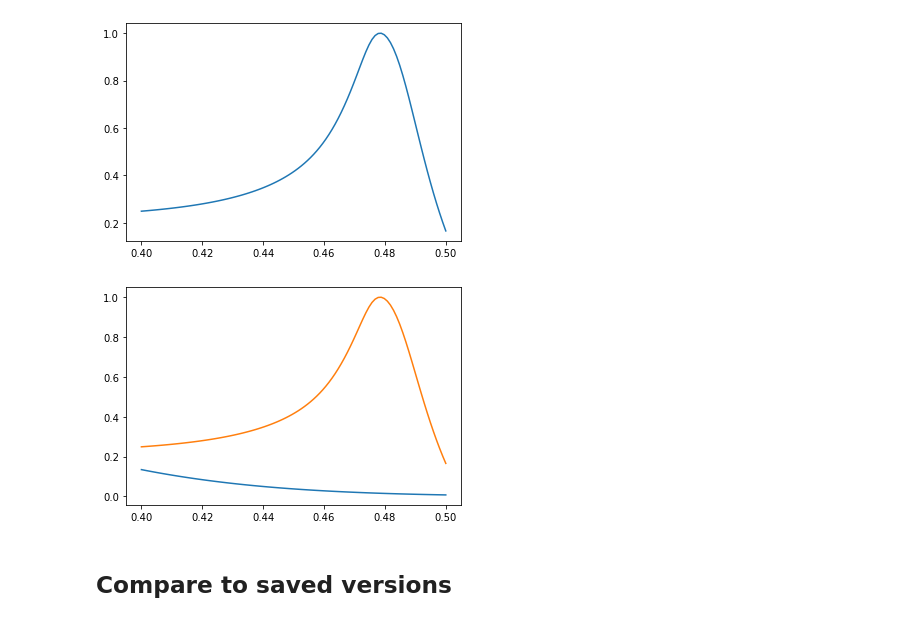
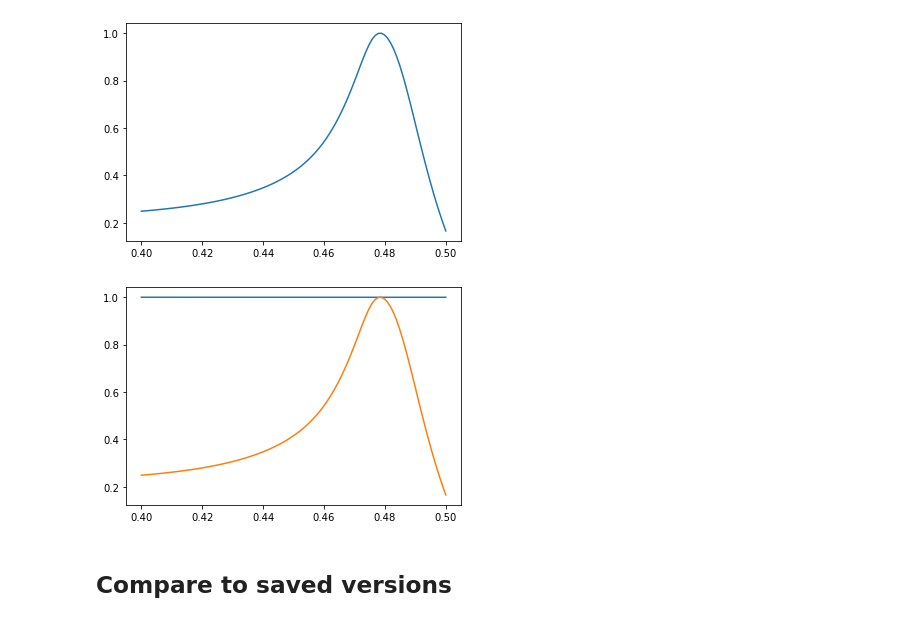
Before and after one commit to singh96aman/lcls_cu_injector_tuning, a Jupyter notebook: models/simple_models/LCLS_Cu_Inj_scalar_beam_size_emit_OTR2.ipynb, the cells around one changed output. Saved outputs shown, nothing was run; the diff lists cells and outputs as text; code cells hidden in the pictures.

```diff
--- a/models/simple_models/LCLS_Cu_Inj_scalar_beam_size_emit_OTR2.ipynb
+++ b/models/simple_models/LCLS_Cu_Inj_scalar_beam_size_emit_OTR2.ipynb
@@ -1852,0 +1879,3 @@ plt.plot(x_scan[:,loc_in['SOL1:solenoid_field_scale']],(-y-pedestal)/fheight);
+# %%
+xmax_id = np.argmax(-yobj)
+xmax = x_scan[xmax_id,:]
@@ -1853,6 +1892,6 @@ plt.plot(x_scan[:,loc_in['SOL1:solenoid_field_scale']],(-y-pedestal)/fheight);
 # %%
 #calc Hessian at x
 machine_units=True
-x_to_eval=np.copy(md_values_machine_scale) #machine scale
+x_to_eval=xmax.reshape(1,10)#np.copy(md_values_machine_scale) #machine scale
 hess_at_max = get_hessian(x_to_eval);
 # %% [output]
@@ -1889,9 +1922,7 @@ x_scan[:,loc_in['SOL1:solenoid_field_scale']]=scan
 # %%
-y=model_pred_machine_units(x_scan)
 
-y=calc_obj(y)
 
-plot_for_exp=(-1*y -pedestal)/fheight
+plot_for_exp=(-1*yobj -pedestal)/fheight
 # %%
 plt.plot(x_scan[:,loc_in['SOL1:solenoid_field_scale']],plot_for_exp)
 # %% [output]
@@ -1937,5 +1966,5 @@ array([[ 1.23692479e+02,  1.11690324e+02,  7.15243616e+01],
 # %%
-expansion=np.max(plot_for_exp)*np.exp(-0.5*hess_at_max_machine[0,0]*(x_scan[:,loc_in['SOL1:solenoid_field_scale']]-np.asarray(md_values)[:,loc_in['SOL1:solenoid_field_scale']])**2)
+expansion=np.max(plot_for_exp)*np.exp(-0.5*hess_at_max_machine[0,0]*(x_scan[:,loc_in['SOL1:solenoid_field_scale']]-xmax.reshape(1,10)[:,loc_in['SOL1:solenoid_field_scale']])**2)
 # %%
 plt.plot(x_scan[:,loc_in['SOL1:solenoid_field_scale']],expansion);
 # %% [output]
@@ -1946,9 +1975,9 @@ plt.plot(x_scan[:,loc_in['SOL1:solenoid_field_scale']],plot_for_exp);
 [figure]
 # %%
 plt.plot(x_scan[:,loc_in['SOL1:solenoid_field_scale']],expansion);
-plt.plot(x_scan[:,loc_in['SOL1:solenoid_field_scale']],(-y-pedestal)/fheight);
+plt.plot(x_scan[:,loc_in['SOL1:solenoid_field_scale']],(-yobj-pedestal)/fheight);
 # %% [output]
-[figure, old version]
+[figure, new version]
 # %% [markdown]
 ## Compare to saved versions
 # %%
```
Also changed, not shown: parts of 24 cells of this notebook.
